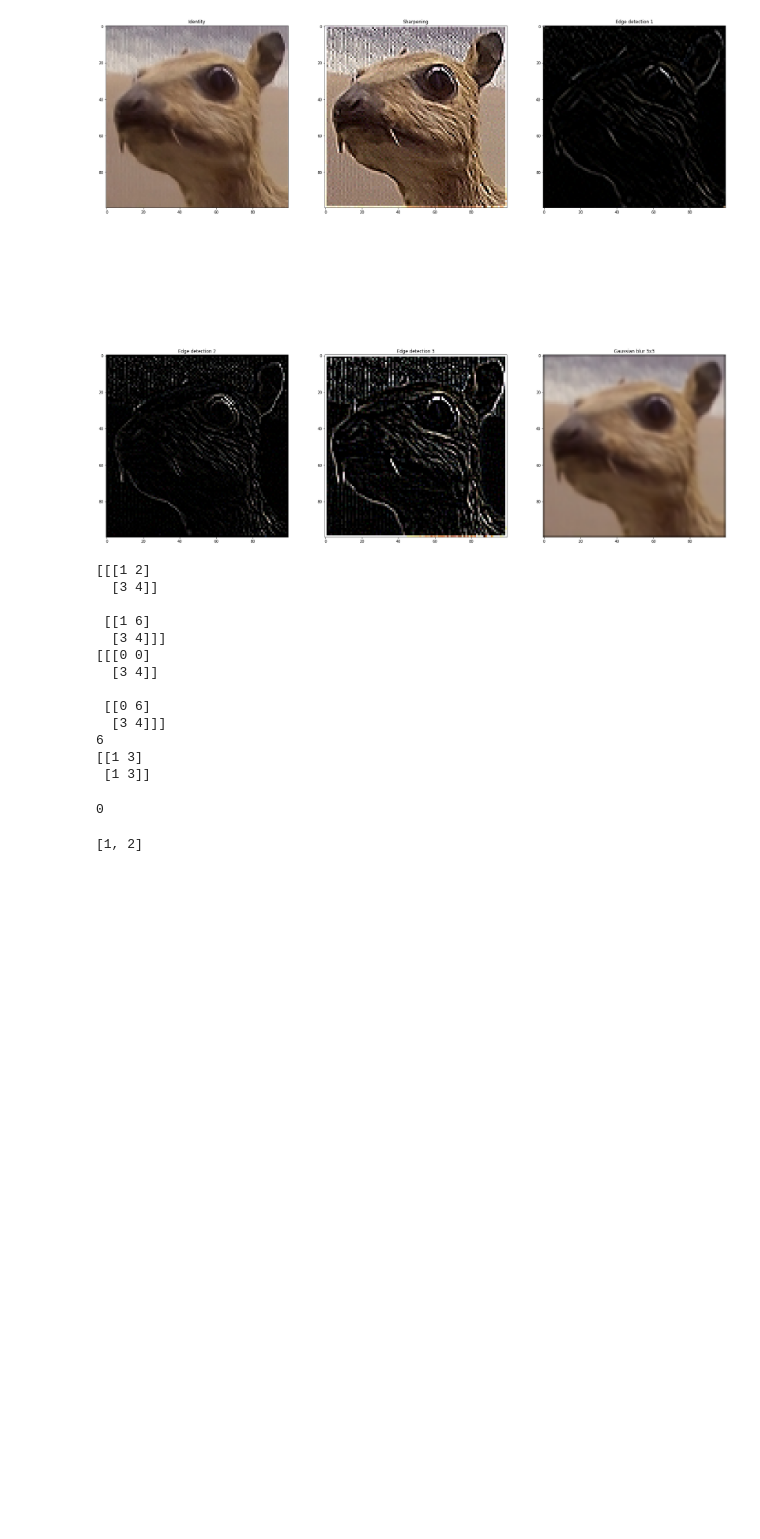
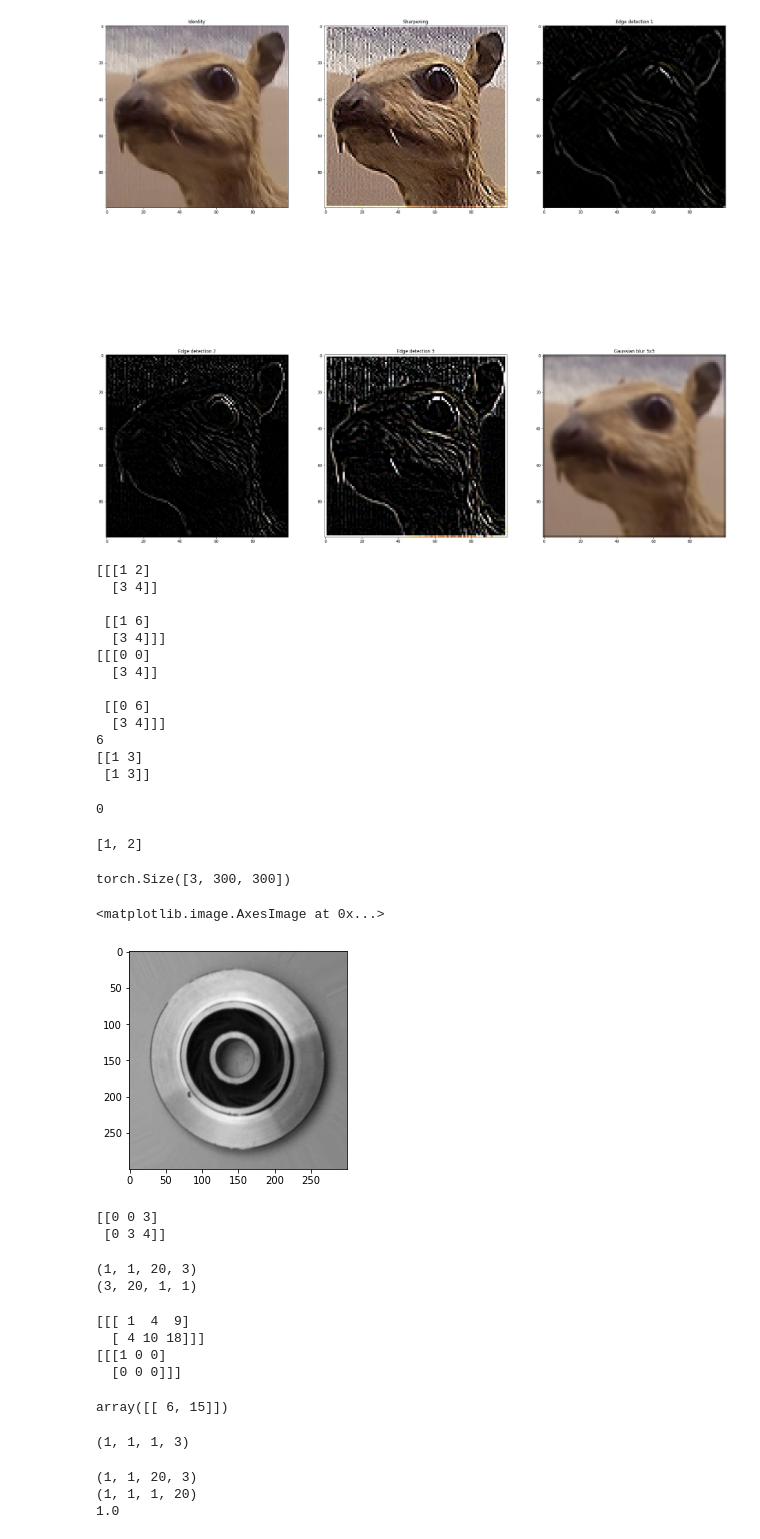
Before and after one commit to lyrorz/Info2, a Jupyter notebook: Hallo.ipynb, the cells around one changed output. Cells and saved outputs as stored; diff of their text form; code cells hidden in the pictures; blank space fills up the shorter version.

```diff
--- a/Hallo.ipynb
+++ b/Hallo.ipynb
@@ -135,3 +135,83 @@ m = [1,2,3]
 print(m[0:0+2])
 # %% [output]
 [1, 2]
+# %%
+##### FILL HERE #####
+#### Question 3.2 ###
+TRAIN_DATA = DATA / 'train'
+TEST_DATA = DATA / 'test'
+transform = transforms.Compose([
+    transforms.ToTensor()])
+train_ds = ImageFolder(DATA / 'train',transform=transform)
+val_ds = ImageFolder(DATA / 'test',transform=transform)
+
+#####################
+# %%
+print(train_ds[0][0].size())
+to_img = transforms.ToPILImage()
+a = to_img(train_ds[0][0])
+plt.imshow(a)
+# %% [output]
+torch.Size([3, 300, 300])
+<matplotlib.image.AxesImage at 0x...>
+[figure, added]
+# %%
+x = np.array([[1,2,3],[2,3,4]])
+print((x>2)*x)
+# %% [output]
+[[0 0 3]
+ [0 3 4]]
+# %%
+w = np.ones([1,1,20,3])
+print(w.shape)
+print(w[:,:].T.shape)
+# %% [output]
+(1, 1, 20, 3)
+(3, 20, 1, 1)
+# %%
+a = np.array([[[1,2,3],[4,5,6]]])
+b = np.array([1,2,3])
+print(a*b)
+print((a == 1)*1)
+a[:,:,:].sum(axis = -1)
+# %% [output]
+[[[ 1  4  9]
+  [ 4 10 18]]]
+[[[1 0 0]
+  [0 0 0]]]
+array([[ 6, 15]])
+# %%
+np.array([[[[-0.34714256,  0.09789487, -1.14550951]]]]).shape
+# %% [output]
+(1, 1, 1, 3)
+# %%
+w = np.array([
+ [[[ 5.57842333e-01,  1.26540820e-01,  3.09504126e-01],
+   [ 7.10459716e-01,  5.90058455e-01, -3.03013403e-01],
+   [ 3.04098470e-01, -4.88938242e-02, -2.05826720e-02],
+   [ 1.35323845e-01,  4.40048682e-02,  4.77968655e-01],
+   [ 2.47969524e-01,  3.64160740e-02,  1.64477868e-01],
+   [ 1.14652418e-01,  4.69893107e-01, -3.47317523e-02],
+   [ 1.09963097e-01, -2.73180205e-01, -7.71152282e-01],
+   [ 2.19481811e-01,  2.69752075e-01, -1.92490204e-01],
+   [ 7.32375963e-01, -4.64032698e-01,  6.27020932e-02],
+   [-4.27491358e-02,  4.80070221e-01,  5.18913018e-01],
+   [ 6.72693393e-02,  1.14433127e-01, -2.20452529e-01],
+   [-6.06285115e-01, -1.15687080e-01,  1.15760857e-01],
+   [ 4.10976867e-01,  3.74043059e-01, -5.01355250e-02],
+   [-7.18446642e-02, -3.38279632e-01, -3.70672133e-01],
+   [-5.13991085e-01,  6.09676039e-01, -7.67602068e-02],
+   [-1.11125266e-01, -4.03897221e-01,  3.36299000e-01],
+   [-4.81126253e-01, -7.55181623e-02, -1.86707431e-01],
+   [ 1.53409436e-01, -1.70289782e-01, -2.70855722e-01],
+   [ 2.39751867e-02,  1.26176179e-01,  1.29556546e-01],
+   [ 1.30364268e-01, -2.10379746e-01, -1.57877280e-04]]]]
+)
+x = np.linspace(0, 1, 20).reshape(1, 1, 1, -1)
+print(w.shape)
+print(x.shape)
+print(x.max())
+# %% [output]
+(1, 1, 20, 3)
+(1, 1, 1, 20)
+1.0
```
Also changed, not shown: parts of 7 cells of this notebook, 9 other files.
